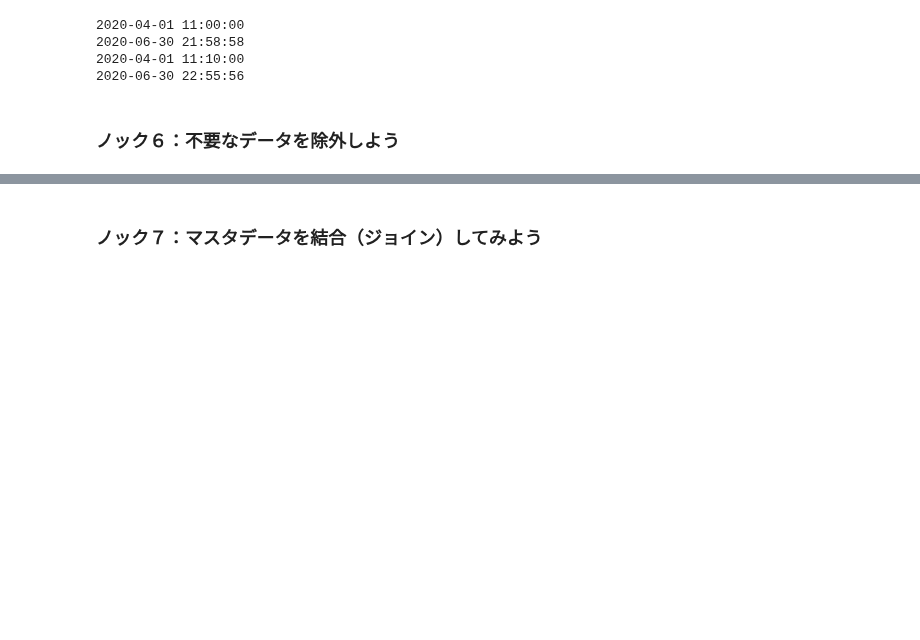
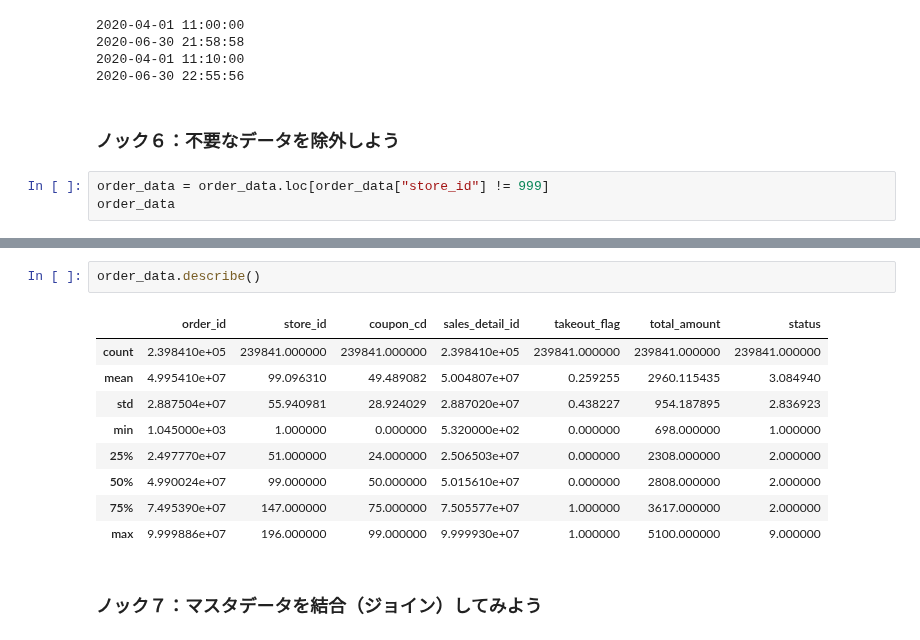
Before and after one commit to winuim/python-lm-system-100, a Jupyter notebook: chapter-1/chapter-1.ipynb, the cells around one changed output, grey strips where cells are left out. Saved outputs shown, nothing was run; the diff lists cells and outputs as text; blank space fills up the shorter version.

```diff
--- a/chapter-1/chapter-1.ipynb
+++ b/chapter-1/chapter-1.ipynb
@@ -250,3 +250,6 @@ print(order_all["delivered_date"].max())
 2020-06-30 22:55:56
 # %% [markdown]
 ### ノック６：不要なデータを除外しよう
+# %%
+order_data = order_data.loc[order_data["store_id"] != 999]
+order_data
@@ -253,3 +270,15 @@ print(order_all["delivered_date"].max())
+# %%
+order_data.describe()
+# %% [output]
+|  | order_id | store_id | coupon_cd | sales_detail_id | takeout_flag | total_amount | status |
+| count | 2.398410e+05 | 239841.000000 | 239841.000000 | 2.398410e+05 | 239841.000000 | 239841.000000 | 239841.000000 |
+| mean | 4.995410e+07 | 99.096310 | 49.489082 | 5.004807e+07 | 0.259255 | 2960.115435 | 3.084940 |
+| std | 2.887504e+07 | 55.940981 | 28.924029 | 2.887020e+07 | 0.438227 | 954.187895 | 2.836923 |
+| min | 1.045000e+03 | 1.000000 | 0.000000 | 5.320000e+02 | 0.000000 | 698.000000 | 1.000000 |
+| 25% | 2.497770e+07 | 51.000000 | 24.000000 | 2.506503e+07 | 0.000000 | 2308.000000 | 2.000000 |
+| 50% | 4.990024e+07 | 99.000000 | 50.000000 | 5.015610e+07 | 0.000000 | 2808.000000 | 2.000000 |
+| 75% | 7.495390e+07 | 147.000000 | 75.000000 | 7.505577e+07 | 1.000000 | 3617.000000 | 2.000000 |
+| max | 9.999886e+07 | 196.000000 | 99.000000 | 9.999930e+07 | 1.000000 | 5100.000000 | 9.000000 |
 # %% [markdown]
 ### ノック７：マスタデータを結合（ジョイン）してみよう
 # %% [markdown]
```
Also changed, not shown: parts of 1 cell of this notebook.
